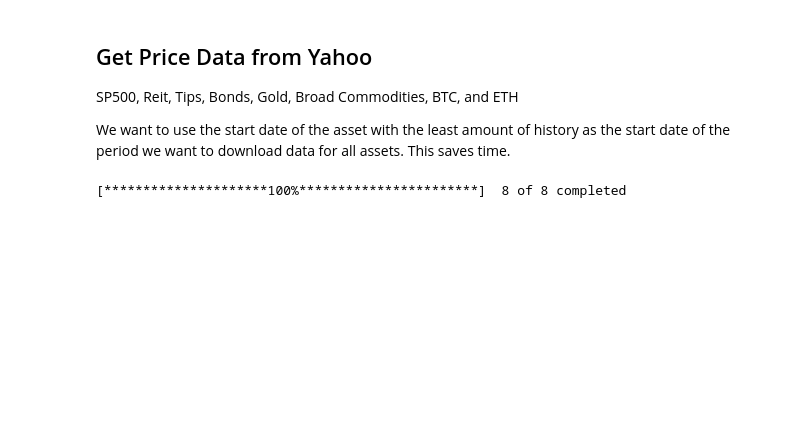
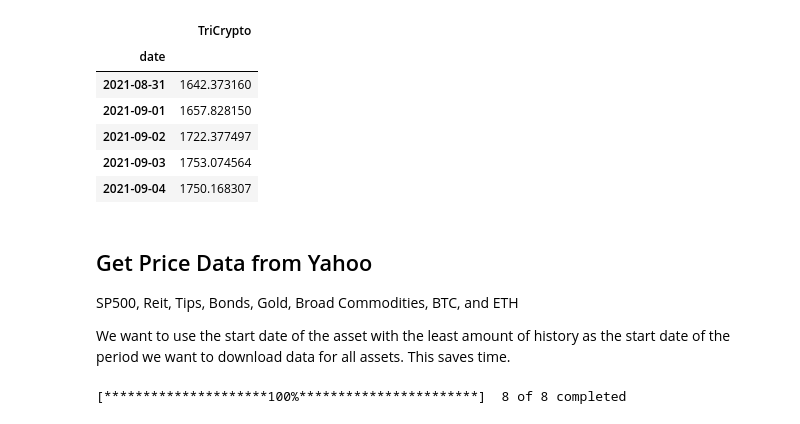
Before and after one commit to coindataschool/beta-sharpe-ret-dashboard, a Jupyter notebook: beta-sharpe-ret.ipynb, the cells around one changed output. Saved outputs shown, nothing was run; the diff lists cells and outputs as text; code cells hidden in the pictures; blank space fills up the shorter version.

```diff
--- a/beta-sharpe-ret.ipynb
+++ b/beta-sharpe-ret.ipynb
@@ -34,3 +46,13 @@ df_tri_prices = df_tri_prices.loc[df_glp_prices.index[0]:, :]
+# %%
+df_tri_prices.head()
+# %% [output]
+|  | TriCrypto |
+| date |  |
+| 2021-08-31 | 1642.373160 |
+| 2021-09-01 | 1657.828150 |
+| 2021-09-02 | 1722.377497 |
+| 2021-09-03 | 1753.074564 |
+| 2021-09-04 | 1750.168307 |
 # %% [markdown]
 ## Get Price Data from Yahoo
 
```
Also changed, not shown: parts of 3 cells of this notebook, 1 other file.
